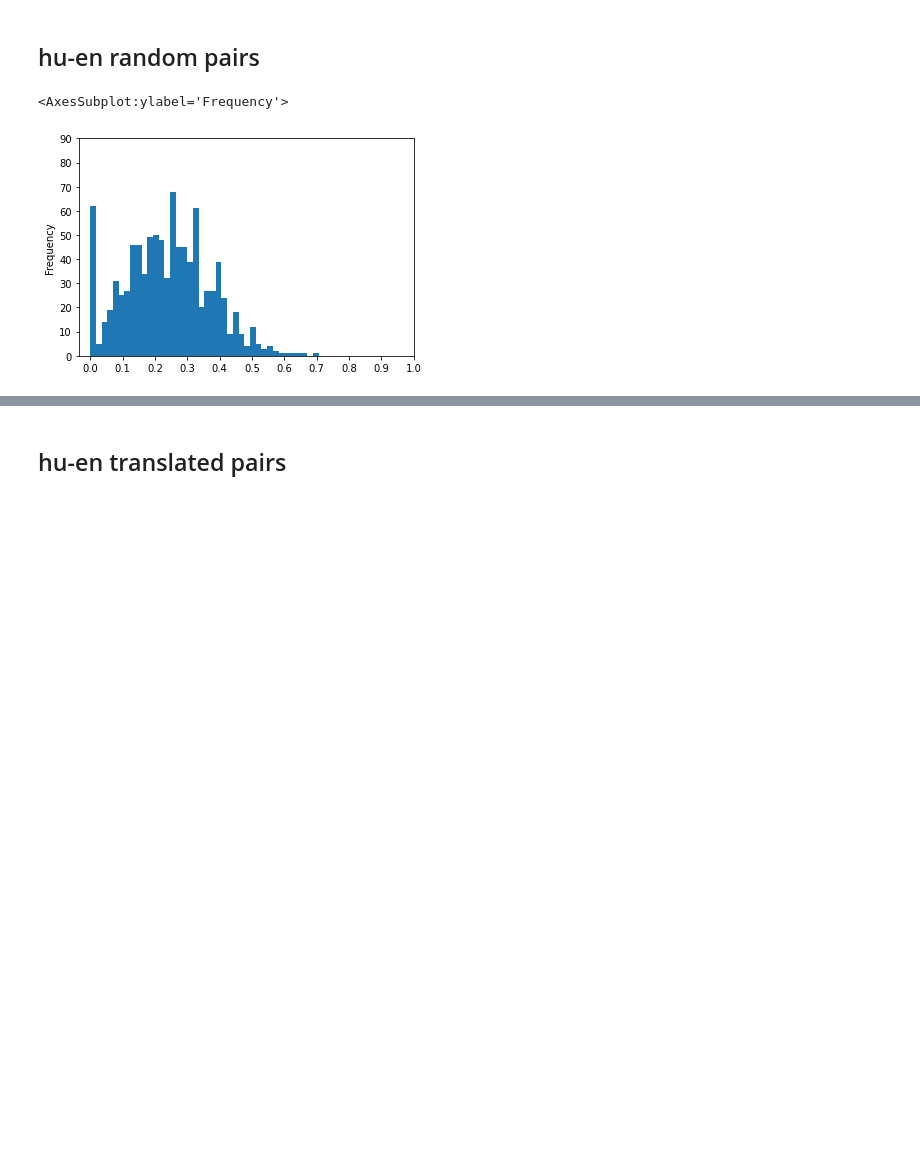
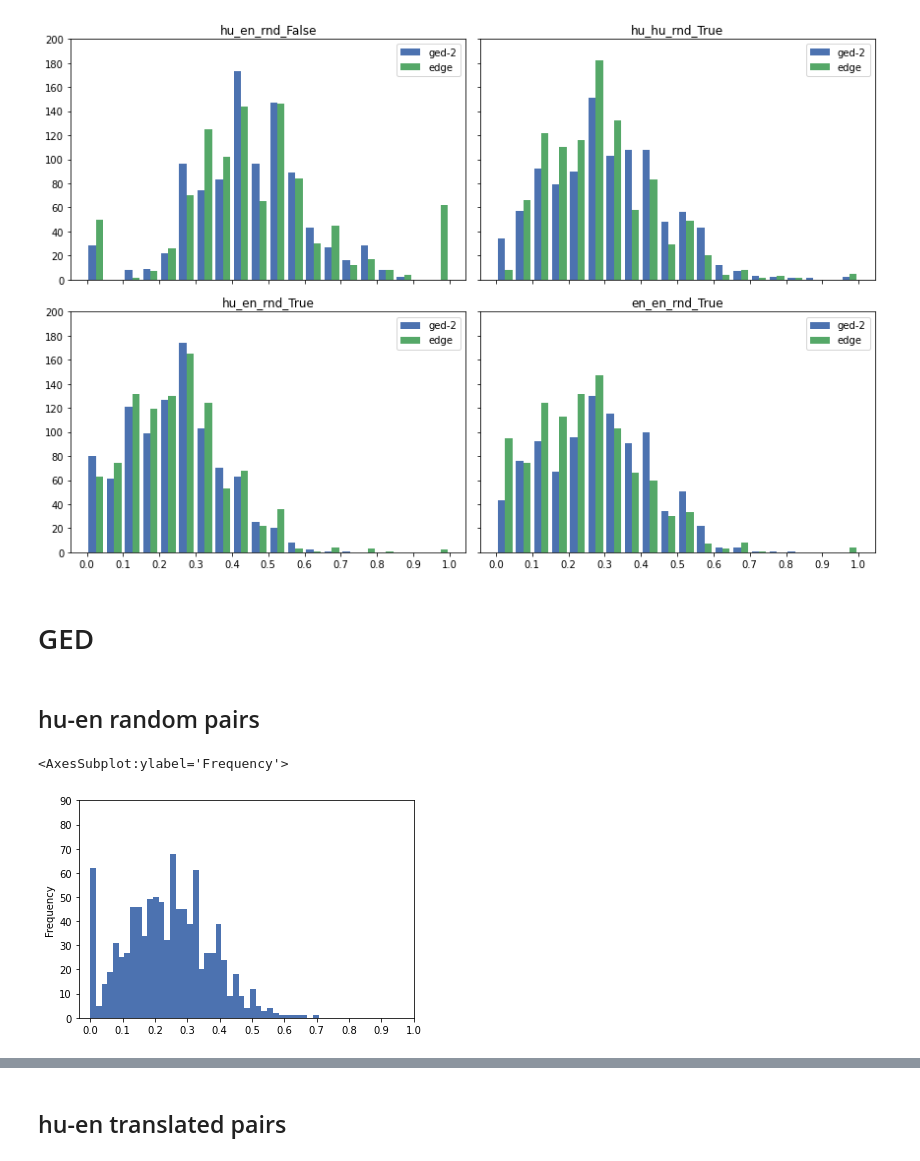
Before and after one commit to attilanagy234/TreeSwap, a Jupyter notebook: notebooks/Graph_similarity.ipynb, the cells around one changed output, grey strips where cells are left out. Cells and saved outputs as stored; diff of their text form; code cells hidden in the pictures; blank space fills up the shorter version.

```diff
--- a/notebooks/Graph_similarity.ipynb
+++ b/notebooks/Graph_similarity.ipynb
@@ -43,0 +85,4 @@ with open(en_sent_file, 'r') as f:
+# %%
+plot_2x2_2hist('ged-2', 'edge', 'norm_dist', 'jaccard')
+# %% [output]
+[figure, added]
@@ -44,9 +96,11 @@ with open(en_sent_file, 'r') as f:
+# %% [markdown]
+# GED
 # %% [markdown]
 ## hu-en random pairs
 # %%
-huen_rnd.norm_dist.plot.hist(bins=40, xticks=[0.0,0.1, 0.2, 0.3,0.4,0.5,0.6,0.7,0.8,0.9,1.0],
+dataframes['ged-2']['hu_en_rnd_True'].norm_dist.plot.hist(bins=40, xticks=[0.0,0.1, 0.2, 0.3,0.4,0.5,0.6,0.7,0.8,0.9,1.0],
                              yticks=range(0, 100, 10))
 # %% [output]
 <AxesSubplot:ylabel='Frequency'>
-[figure, old version]
+[figure, new version]
 # %%
```
Also changed, not shown: parts of 22 cells of this notebook.
